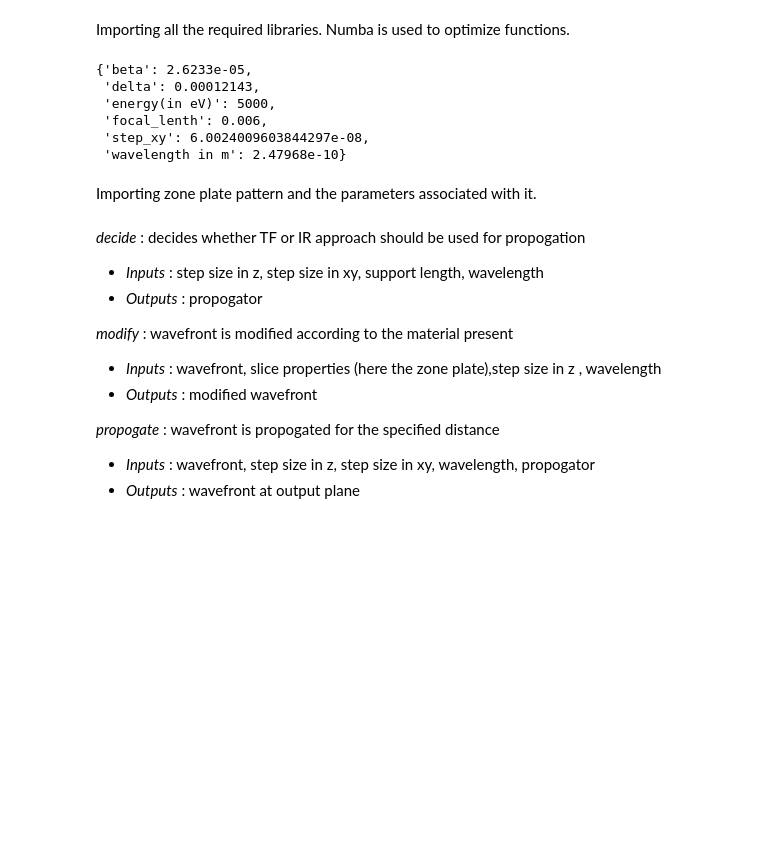
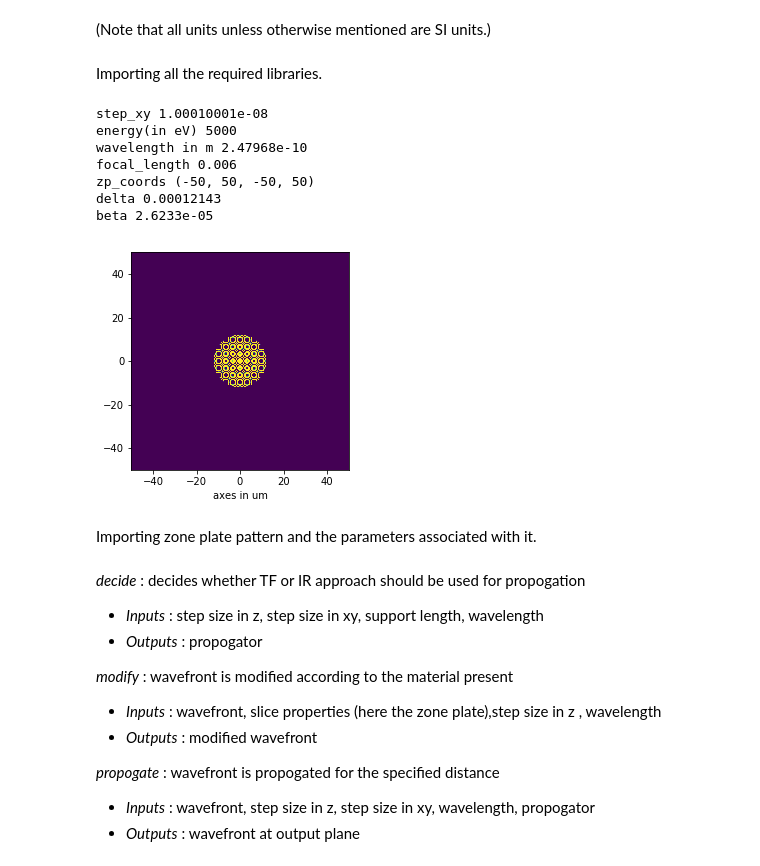
Before and after one commit to CXS-Scattering/zone_plate_testing, a Jupyter notebook: simulate_zp.ipynb, the cells around one changed output. Cells and saved outputs as stored; diff of their text form; code cells hidden in the pictures; blank space fills up the shorter version.

```diff
--- a/simulate_zp.ipynb
+++ b/simulate_zp.ipynb
@@ -1,3 +1,5 @@
+# %% [markdown]
+(Note that all units unless otherwise mentioned are SI units.)
 # %%
 import numpy as np
 from skimage import io
@@ -6,18 +9,24 @@ import matplotlib.pyplot as plt
 import pickle
 import prop
 # %% [markdown]
-Importing all the required libraries. Numba is used to optimize functions.
+Importing all the required libraries.
 # %%
-zp = np.load('zp.npy')
-parameters = pickle.load(open('parameters.pickle','rb'))
-parameters
+zp = np.load('Au_100_zp.npy')
+parameters = pickle.load(open('parameters_Au_100.pickle','rb'))
+for i in parameters : print(i,parameters[i])
+zp_coords = parameters['zp_coords']
+plt.imshow(zp,extent=zp_coords)
+plt.xlabel('axes in um')
+plt.show()
 # %% [output]
-{'beta': 2.6233e-05,
- 'delta': 0.00012143,
- 'energy(in eV)': 5000,
- 'focal_lenth': 0.006,
- 'step_xy': 6.0024009603844297e-08,
- 'wavelength in m': 2.47968e-10}
+step_xy 1.00010001e-08
+energy(in eV) 5000
+wavelength in m 2.47968e-10
+focal_length 0.006
+zp_coords (-50, 50, -50, 50)
+delta 0.00012143
+beta 2.6233e-05
+[figure, added]
 # %% [markdown]
 Importing zone plate pattern and the parameters associated with it.
 # %%
```
Also changed, not shown: parts of 17 cells of this notebook, 1 other file.
